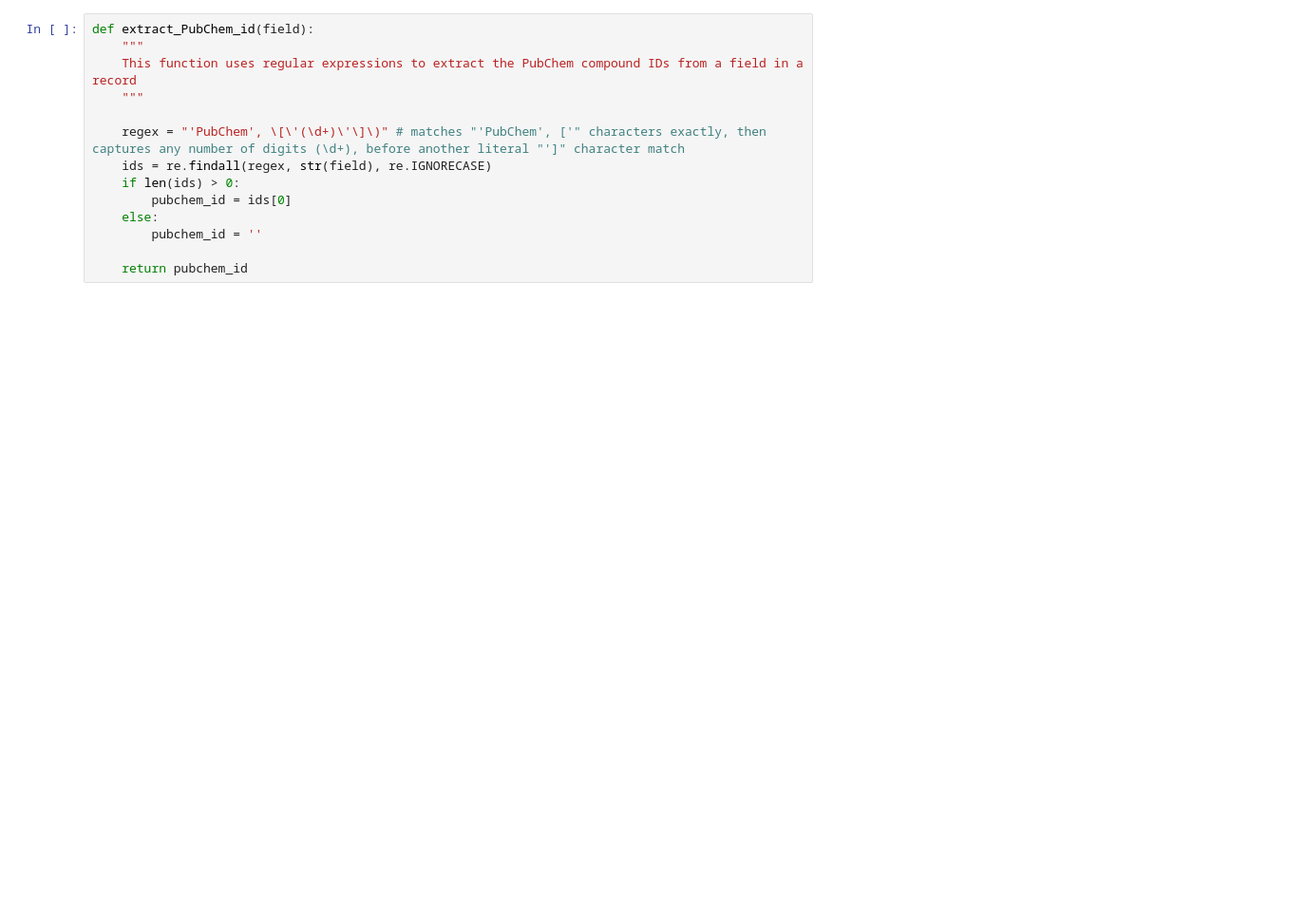
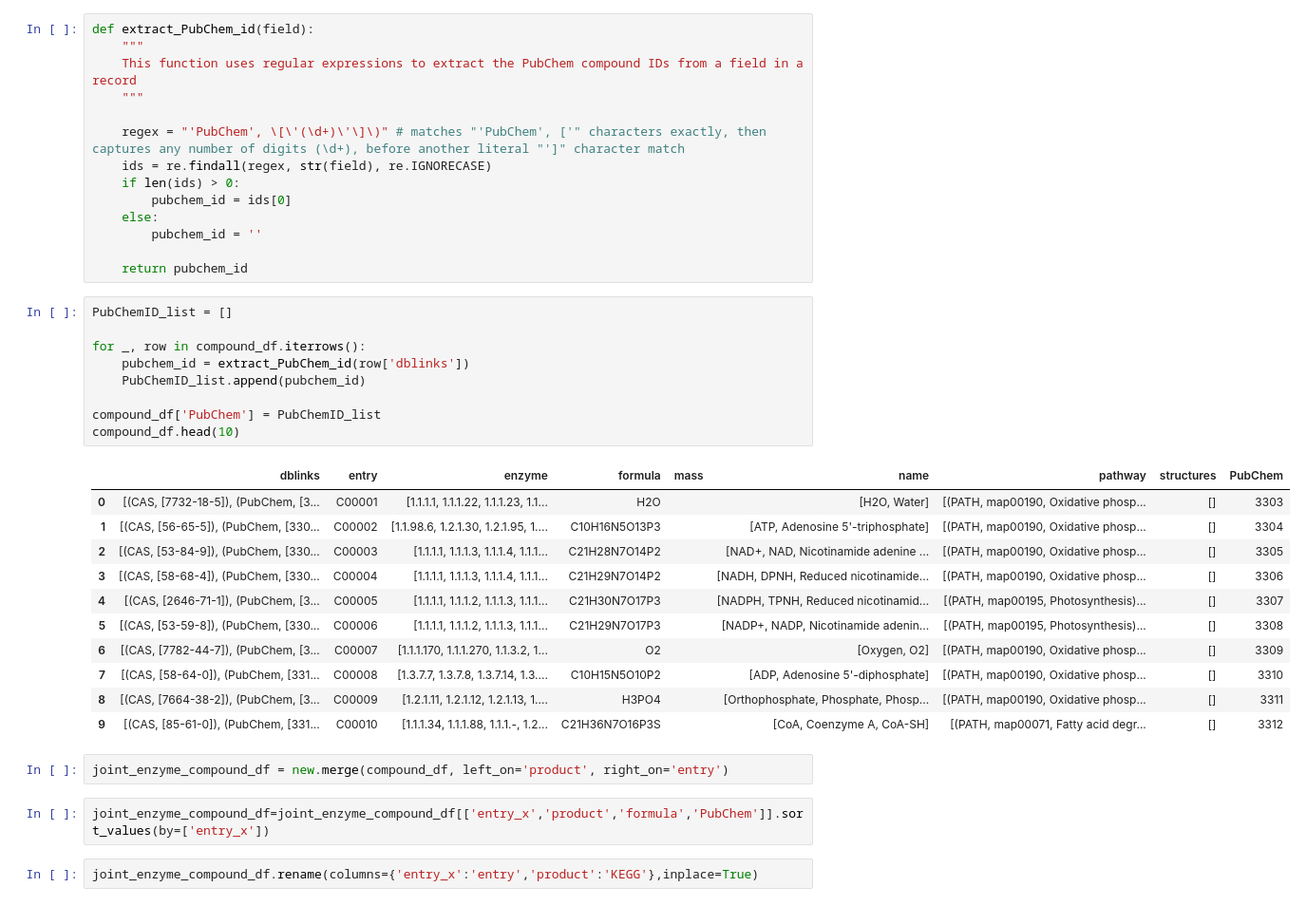
Before and after one commit to theicechol/metamoles, a Jupyter notebook: notebooks/KEGG_datacleaning.ipynb, the cells around one changed output. Shown at 95% size. Drawn from its saved outputs; the diff is of its cells as text; blank space fills up the shorter version.

```diff
--- a/notebooks/KEGG_datacleaning.ipynb
+++ b/notebooks/KEGG_datacleaning.ipynb
@@ -370,3 +368,30 @@ def extract_PubChem_id(field):
         pubchem_id = ''
 
     return pubchem_id
+# %%
+PubChemID_list = []
+
+for _, row in compound_df.iterrows():
+    pubchem_id = extract_PubChem_id(row['dblinks'])
+    PubChemID_list.append(pubchem_id)
+
+compound_df['PubChem'] = PubChemID_list
+compound_df.head(10)
+# %% [output]
+|  | dblinks | entry | enzyme | formula | mass | name | pathway | structures | PubChem |
+| 0 | [(CAS, [7732-18-5]), (PubChem, [3... | C00001 | [1.1.1.1, 1.1.1.22, 1.1.1.23, 1.1... | H2O |  | [H2O, Water] | [(PATH, map00190, Oxidative phosp... | [] | 3303 |
+| 1 | [(CAS, [56-65-5]), (PubChem, [330... | C00002 | [1.1.98.6, 1.2.1.30, 1.2.1.95, 1.... | C10H16N5O13P3 |  | [ATP, Adenosine 5'-triphosphate] | [(PATH, map00190, Oxidative phosp... | [] | 3304 |
+| 2 | [(CAS, [53-84-9]), (PubChem, [330... | C00003 | [1.1.1.1, 1.1.1.3, 1.1.1.4, 1.1.1... | C21H28N7O14P2 |  | [NAD+, NAD, Nicotinamide adenine ... | [(PATH, map00190, Oxidative phosp... | [] | 3305 |
+| 3 | [(CAS, [58-68-4]), (PubChem, [330... | C00004 | [1.1.1.1, 1.1.1.3, 1.1.1.4, 1.1.1... | C21H29N7O14P2 |  | [NADH, DPNH, Reduced nicotinamide... | [(PATH, map00190, Oxidative phosp... | [] | 3306 |
+| 4 | [(CAS, [2646-71-1]), (PubChem, [3... | C00005 | [1.1.1.1, 1.1.1.2, 1.1.1.3, 1.1.1... | C21H30N7O17P3 |  | [NADPH, TPNH, Reduced nicotinamid... | [(PATH, map00195, Photosynthesis)... | [] | 3307 |
+| 5 | [(CAS, [53-59-8]), (PubChem, [330... | C00006 | [1.1.1.1, 1.1.1.2, 1.1.1.3, 1.1.1... | C21H29N7O17P3 |  | [NADP+, NADP, Nicotinamide adenin... | [(PATH, map00195, Photosynthesis)... | [] | 3308 |
+| 6 | [(CAS, [7782-44-7]), (PubChem, [3... | C00007 | [1.1.1.170, 1.1.1.270, 1.1.3.2, 1... | O2 |  | [Oxygen, O2] | [(PATH, map00190, Oxidative phosp... | [] | 3309 |
+| 7 | [(CAS, [58-64-0]), (PubChem, [331... | C00008 | [1.3.7.7, 1.3.7.8, 1.3.7.14, 1.3.... | C10H15N5O10P2 |  | [ADP, Adenosine 5'-diphosphate] | [(PATH, map00190, Oxidative phosp... | [] | 3310 |
+| 8 | [(CAS, [7664-38-2]), (PubChem, [3... | C00009 | [1.2.1.11, 1.2.1.12, 1.2.1.13, 1.... | H3PO4 |  | [Orthophosphate, Phosphate, Phosp... | [(PATH, map00190, Oxidative phosp... | [] | 3311 |
+| 9 | [(CAS, [85-61-0]), (PubChem, [331... | C00010 | [1.1.1.34, 1.1.1.88, 1.1.1.-, 1.2... | C21H36N7O16P3S |  | [CoA, Coenzyme A, CoA-SH] | [(PATH, map00071, Fatty acid degr... | [] | 3312 |
+# %%
+joint_enzyme_compound_df = new.merge(compound_df, left_on='product', right_on='entry')
+# %%
+joint_enzyme_compound_df=joint_enzyme_compound_df[['entry_x','product','formula','PubChem']].sort_values(by=['entry_x'])
+# %%
+joint_enzyme_compound_df.rename(columns={'entry_x':'entry','product':'KEGG'},inplace=True)
```
Also changed, not shown: parts of 2 cells of this notebook.
